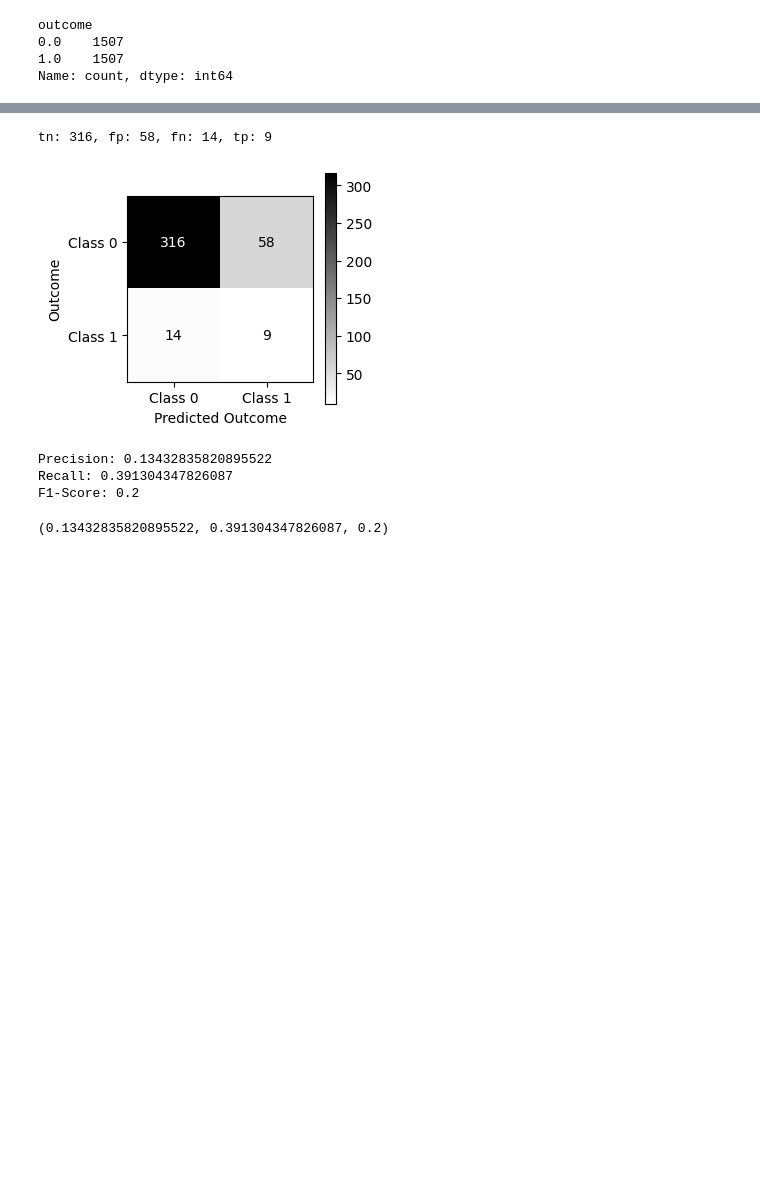
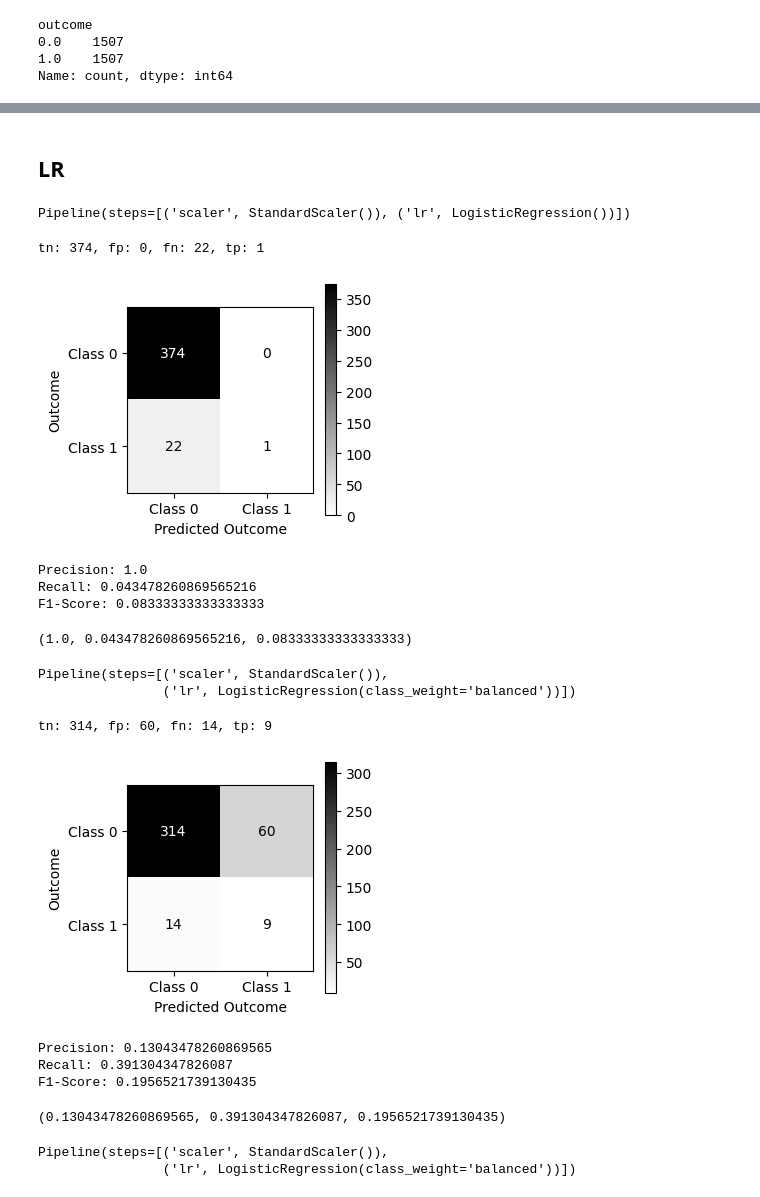
Before and after one commit to yo02741/learning-ai, a Jupyter notebook: 資料回歸與數據科學/facebook-recruiting-iv-human-or-bot/5112050010.ipynb, the cells around one changed output, grey strips where cells are left out. Drawn from its saved outputs; the diff is of its cells as text; code cells hidden in the pictures; blank space fills up the shorter version.

```diff
--- a/資料回歸與數據科學/facebook-recruiting-iv-human-or-bot/5112050010.ipynb
+++ b/資料回歸與數據科學/facebook-recruiting-iv-human-or-bot/5112050010.ipynb
@@ -378,7 +350,0 @@ def evaluate_model(y_test, y_pred, class_labels=["Class 0", "Class 1"]):
-# %%
-from sklearn.linear_model import LogisticRegression
-
-log_reg = LogisticRegression(max_iter=1000)
-
-log_reg.fit(x_train, y_train)
-log_reg
@@ -400,7 +350,0 @@ F1-Score: 0.08333333333333333
-# %%
-from sklearn.linear_model import LogisticRegression
-
-log_reg_cw = LogisticRegression(class_weight="balanced", max_iter=1000)
-
-log_reg_cw.fit(x_train, y_train)
-log_reg_cw
@@ -448,9 +437,51 @@ log_reg_smote.score(x_train_smote, y_train_smote), log_reg_smote.score(x_test, y
+# %% [markdown]
+## LR
+# %%
+from sklearn.linear_model import LogisticRegression
+
+lr_pipeline = Pipeline([
+  ('scaler', StandardScaler()),
+  ('lr', LogisticRegression())
+])
+
+lr_pipeline.fit(x_train, y_train)
+# %% [output]
+Pipeline(steps=[('scaler', StandardScaler()), ('lr', LogisticRegression())])
 # %%
-evaluate_model(y_test, log_reg_smote.predict(x_test))
+evaluate_model(y_test, lr_pipeline.predict(x_test))
 # %% [output]
-tn: 316, fp: 58, fn: 14, tp: 9
+tn: 374, fp: 0, fn: 22, tp: 1
-[figure, old version]
+[figure, new version]
-Precision: 0.13432835820895522
-Recall: 0.391304347826087
-F1-Score: 0.2
+Precision: 1.0
+Recall: 0.043478260869565216
+F1-Score: 0.08333333333333333
-(0.13432835820895522, 0.391304347826087, 0.2)
+(1.0, 0.043478260869565216, 0.08333333333333333)
+# %%
+lr_cw_pipeline = Pipeline([
+  ('scaler', StandardScaler()),
+  ('lr', LogisticRegression(class_weight="balanced"))
+])
+
+lr_cw_pipeline.fit(x_train, y_train)
+# %% [output]
+Pipeline(steps=[('scaler', StandardScaler()),
+                ('lr', LogisticRegression(class_weight='balanced'))])
+# %%
+evaluate_model(y_test, lr_cw_pipeline.predict(x_test))
+# %% [output]
+tn: 314, fp: 60, fn: 14, tp: 9
+[figure, added]
+Precision: 0.13043478260869565
+Recall: 0.391304347826087
+F1-Score: 0.1956521739130435
+(0.13043478260869565, 0.391304347826087, 0.1956521739130435)
+# %%
+lr_cw_smote_pipeline = Pipeline([
+  ('scaler', StandardScaler()),
+  ('lr', LogisticRegression(class_weight="balanced"))
+])
+
+lr_cw_smote_pipeline.fit(x_train_smote, y_train_smote)
+# %% [output]
+Pipeline(steps=[('scaler', StandardScaler()),
+                ('lr', LogisticRegression(class_weight='balanced'))])
```
Also changed, not shown: parts of 54 cells of this notebook.
